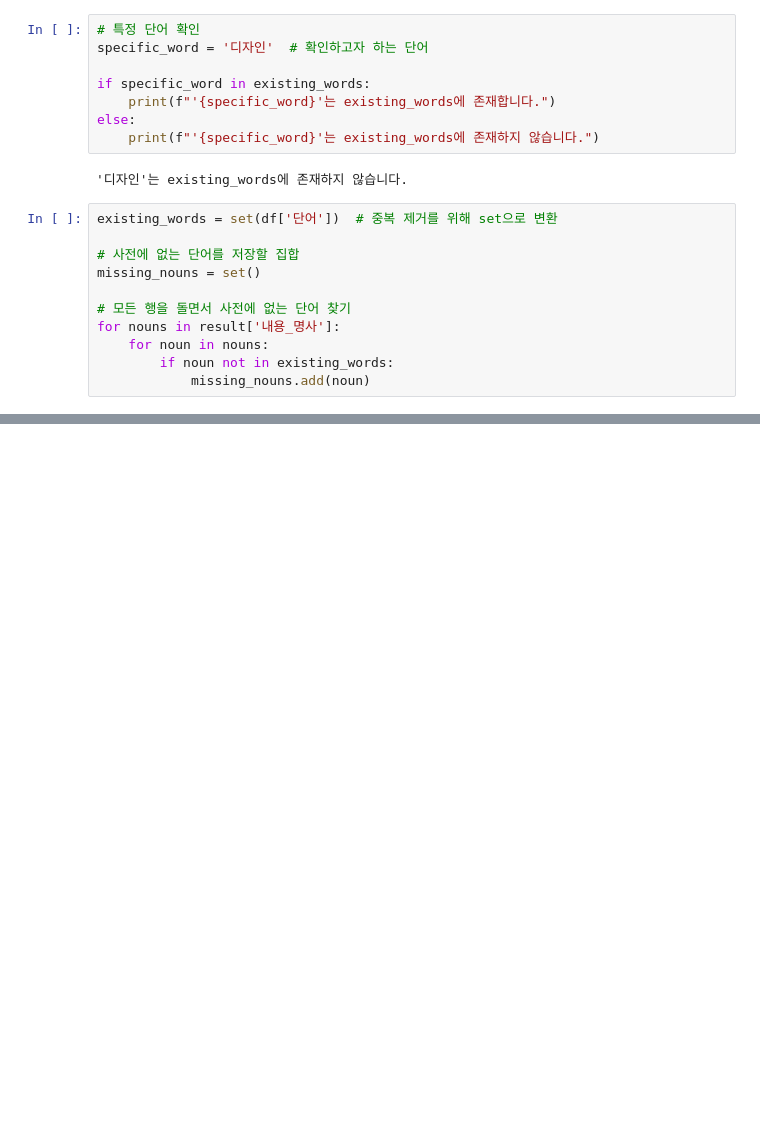
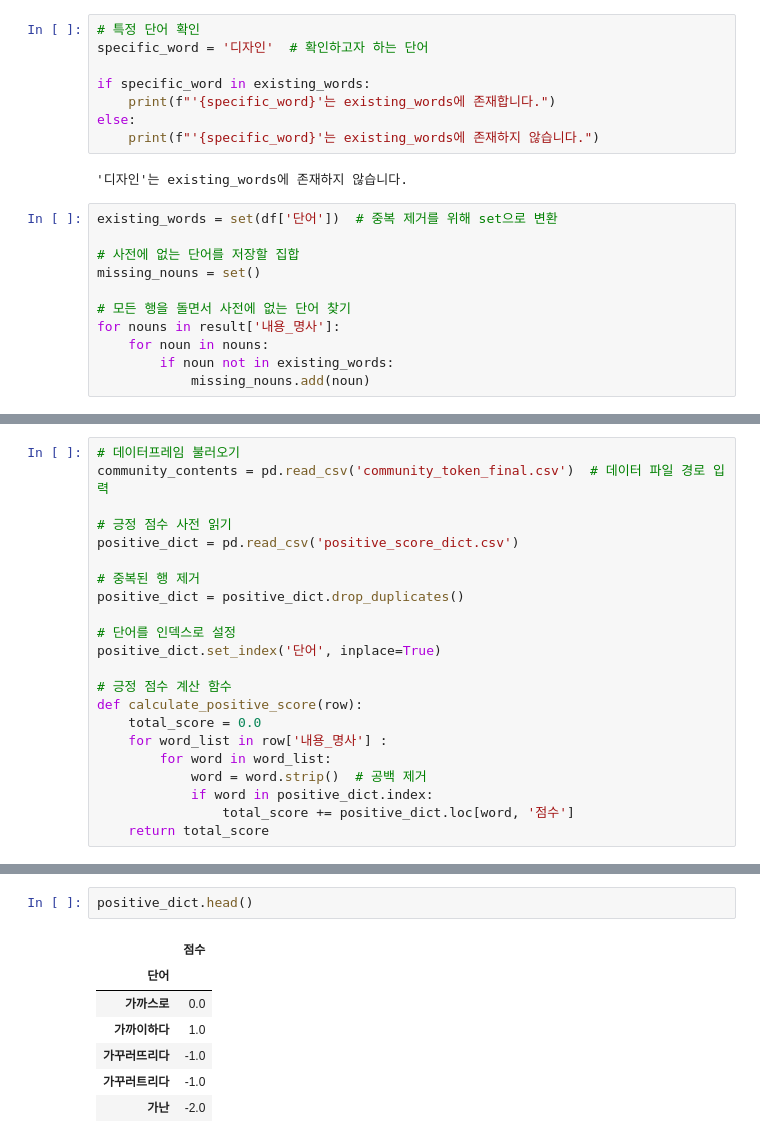
Before and after one commit to june2598/pythonstudy, a Jupyter notebook: project/community/dictionary.ipynb, the cells around one changed output, grey strips where cells are left out. Cells and saved outputs as stored; diff of their text form; blank space fills up the shorter version.

```diff
--- a/project/community/dictionary.ipynb
+++ b/project/community/dictionary.ipynb
@@ -151,0 +332,22 @@ for nouns in result['내용_명사']:
+# %%
+# 데이터프레임 불러오기
+community_contents = pd.read_csv('community_token_final.csv')  # 데이터 파일 경로 입력
+
+# 긍정 점수 사전 읽기
+positive_dict = pd.read_csv('positive_score_dict.csv')
+
+# 중복된 행 제거
+positive_dict = positive_dict.drop_duplicates()
+
+# 단어를 인덱스로 설정
+positive_dict.set_index('단어', inplace=True)
+
+# 긍정 점수 계산 함수
+def calculate_positive_score(row):
+    total_score = 0.0
+    for word_list in row['내용_명사'] :
+        for word in word_list:
+            word = word.strip()  # 공백 제거
+            if word in positive_dict.index:
+                total_score += positive_dict.loc[word, '점수']
+    return total_score
@@ -151,0 +365,10 @@ for nouns in result['내용_명사']:
+# %%
+positive_dict.head()
+# %% [output]
+|  | 점수 |
+| 단어 |  |
+| 가까스로 | 0.0 |
+| 가까이하다 | 1.0 |
+| 가꾸러뜨리다 | -1.0 |
+| 가꾸러트리다 | -1.0 |
+| 가난 | -2.0 |
```
Also changed, not shown: parts of 35 cells of this notebook, 8 other files.
